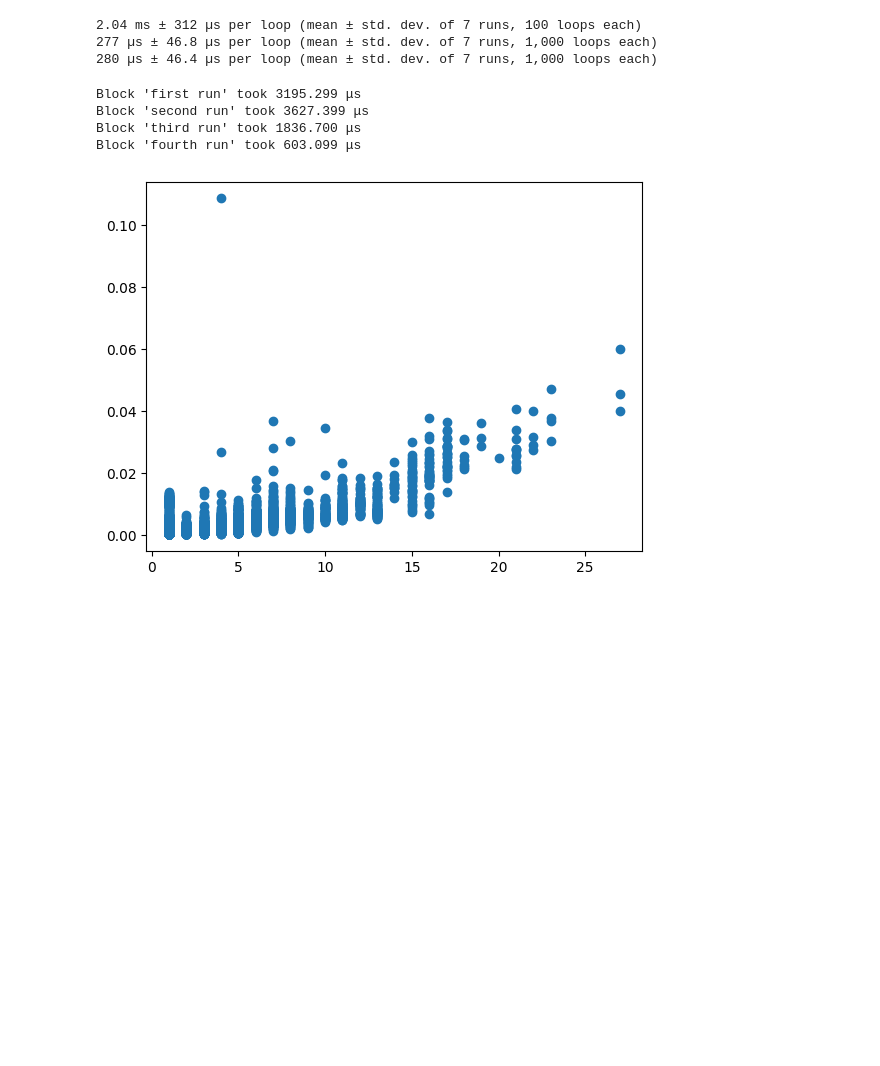
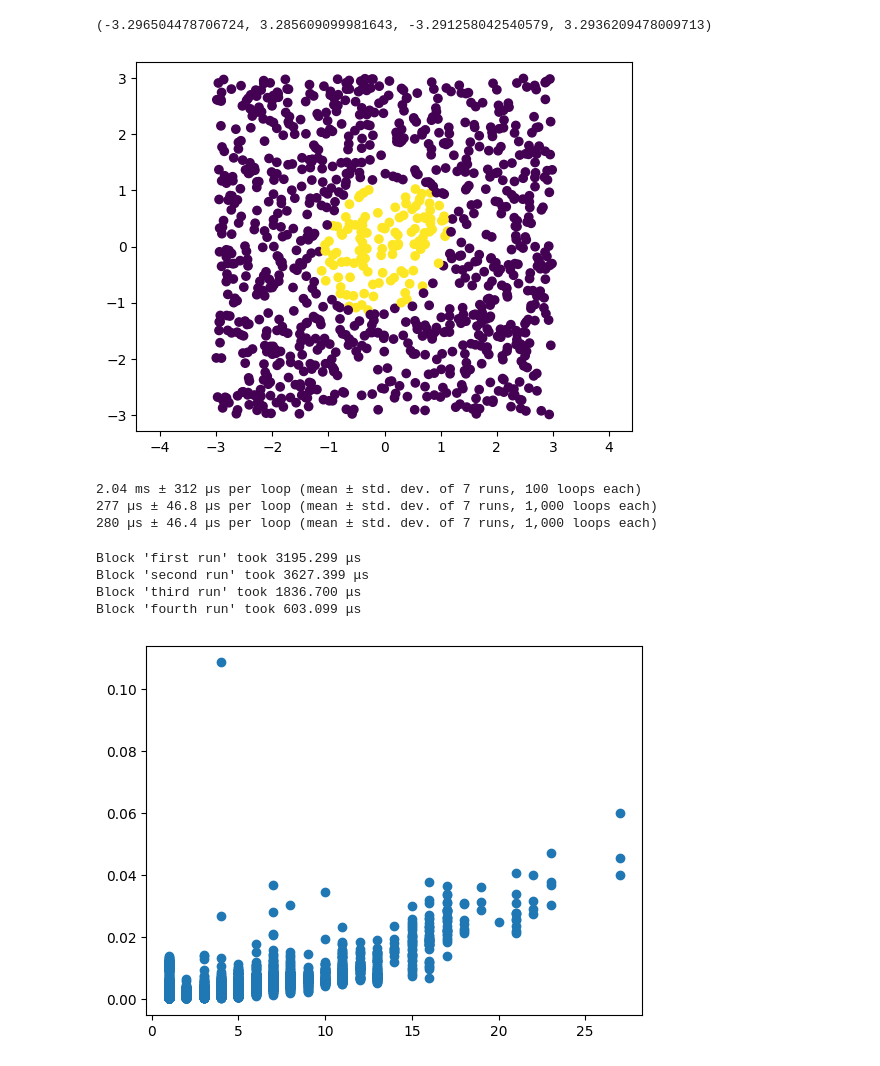
Before and after one commit to papalotis/ft-fsd-path-planning, a Jupyter notebook: t.ipynb, the cells around one changed output. Drawn from its saved outputs; the diff is of its cells as text; code cells hidden in the pictures; blank space fills up the shorter version.

```diff
--- a/t.ipynb
+++ b/t.ipynb
@@ -174,3 +151,30 @@ def test_hash(a):
+# %%
+r = (np.random.rand(1000, 2) * 2 - 1) * 3
+
+from fsd_path_planning.utils.math_utils import points_inside_ellipse
+
+# f = njit(points_inside_ellipse)
+
+center = np.array([0,0])
+direction = np.array([1,1])
+major_radius = 1.3
+minor_radius = 1
+
+# %timeit m = f(r, center, direction, major_radius, minor_radius)
+# %timeit m = points_inside_ellipse(r, center, direction, major_radius, minor_radius)
+
+m1 = f(r, center, direction, major_radius, minor_radius)
+m2 = points_inside_ellipse(r, center, direction, major_radius, minor_radius)
+
+np.testing.assert_array_equal(m1, m2)
+
+
+
+plt.scatter(*r.T, c=m1)
+plt.axis("equal")
+# %% [output]
+(-3.296504478706724, 3.285609099981643, -3.291258042540579, 3.2936209478009713)
+[figure, added]
 # %%
 from fsd_path_planning.sorting_cones.trace_sorter.nearby_cone_search import create_angle_cache, create_seach_directions_cache, my_cdist_sq_euclidean
 
```
Also changed, not shown: parts of 6 cells of this notebook, 2 other files.
